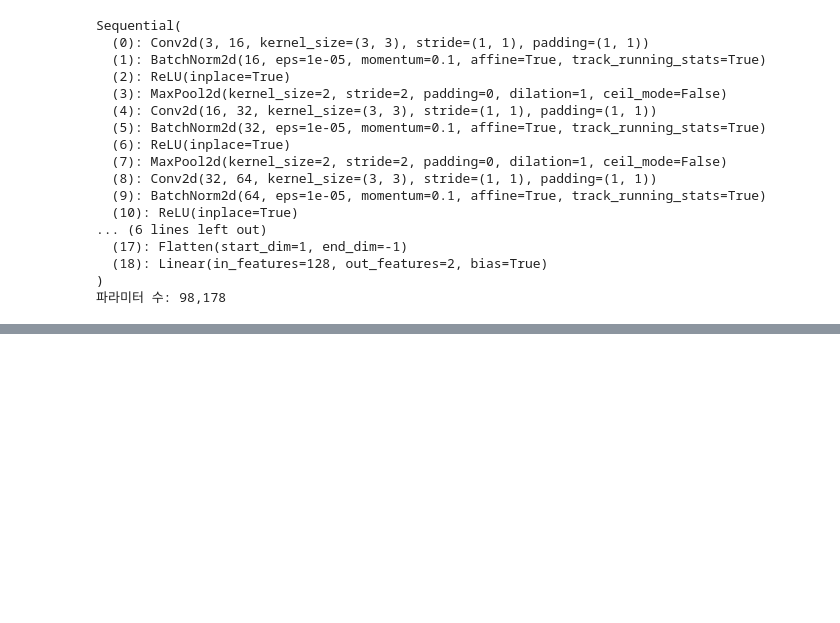
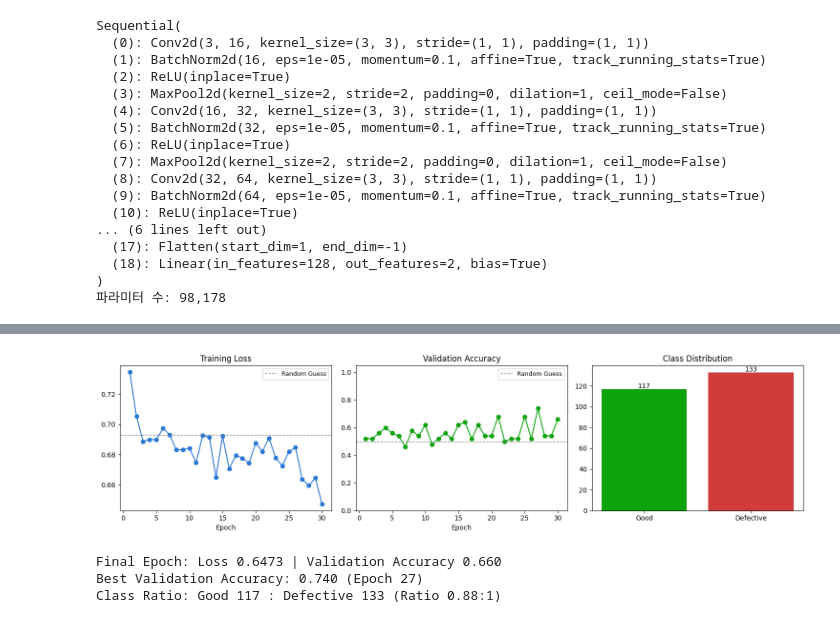
Before and after one commit to ilfpns/PhoSem, a Jupyter notebook: Phosem_CNN.ipynb, the cells around one changed output, grey strips where cells are left out. Saved outputs shown, nothing was run; the diff lists cells and outputs as text; code cells hidden in the pictures; blank space fills up the shorter version.

```diff
--- a/Phosem_CNN.ipynb
+++ b/Phosem_CNN.ipynb
@@ -387,0 +474,47 @@ display(summary)
+# %%
+import matplotlib.pyplot as plt
+
+assert 'history' in globals(), "history not found — run the training cell (train_model) first."
+assert 'good_paths' in globals() and 'bad_paths' in globals(), \
+    "good_paths/bad_paths not found — run the dataset scanning cell first."
+
+losses, accs = zip(*history)
+epochs = list(range(1, len(history) + 1))
+
+fig, axes = plt.subplots(1, 3, figsize=(15, 4))
+
+axes[0].plot(epochs, losses, marker='o', color='#2a78d6')
+axes[0].axhline(0.693, color='gray', linestyle='--', linewidth=1, label='Random Guess')
+axes[0].set_title("Training Loss")
+axes[0].set_xlabel("Epoch")
+axes[0].legend(fontsize=9)
+
+axes[1].plot(epochs, accs, marker='o', color='#0ca30c')
+axes[1].axhline(0.5, color='gray', linestyle='--', linewidth=1, label='Random Guess')
+axes[1].set_ylim(0, 1.05)
+axes[1].set_title("Validation Accuracy")
+axes[1].set_xlabel("Epoch")
+axes[1].legend(fontsize=9)
+
+counts = [len(good_paths), len(bad_paths)]
+bars = axes[2].bar(["Good", "Defective"], counts, color=["#0ca30c", "#d03b3b"])
+axes[2].set_title("Class Distribution")
+for b, c in zip(bars, counts):
+    axes[2].text(b.get_x() + b.get_width()/2, c + 1, str(c), ha='center')
+
+plt.tight_layout()
+plt.show()
+
+print(f"Final Epoch: Loss {losses[-1]:.4f} | Validation Accuracy {accs[-1]:.3f}")
+print(f"Best Validation Accuracy: {max(accs):.3f} (Epoch {accs.index(max(accs)) + 1})")
+print(
+    f"Class Ratio: Good {counts[0]} : Defective {counts[1]} "
+    f"(Ratio {counts[0] / counts[1]:.2f}:1)"
+    if counts[1]
+    else "No defective samples."
+)
+# %% [output]
+[figure, added]
+Final Epoch: Loss 0.6473 | Validation Accuracy 0.660
+Best Validation Accuracy: 0.740 (Epoch 27)
+Class Ratio: Good 117 : Defective 133 (Ratio 0.88:1)
```
Also changed, not shown: parts of 17 cells of this notebook.
